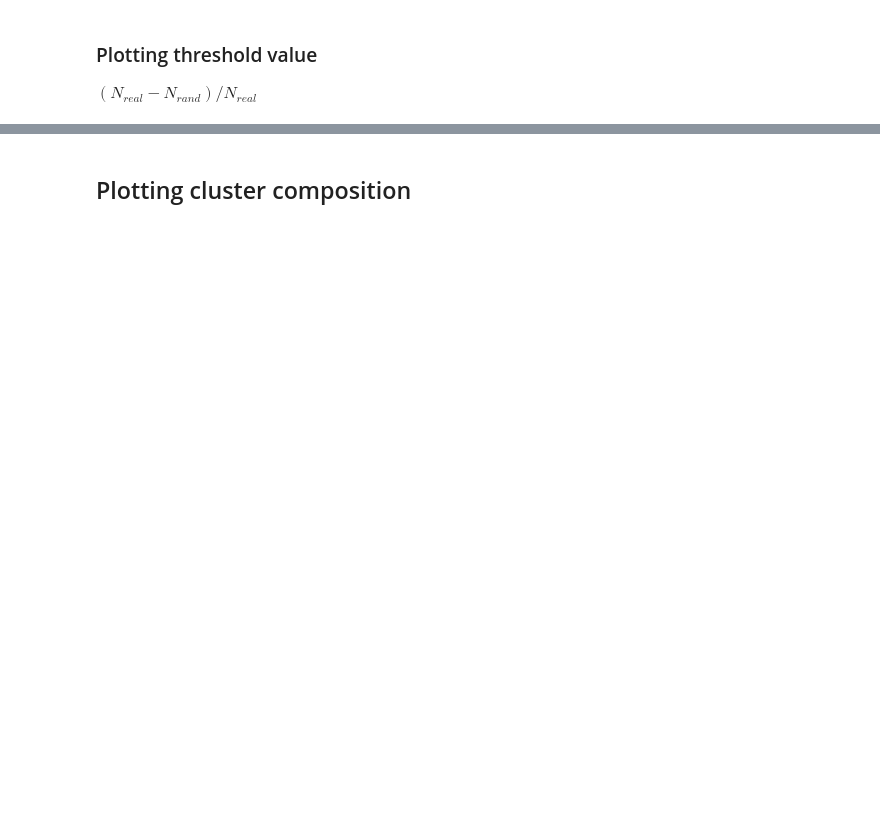
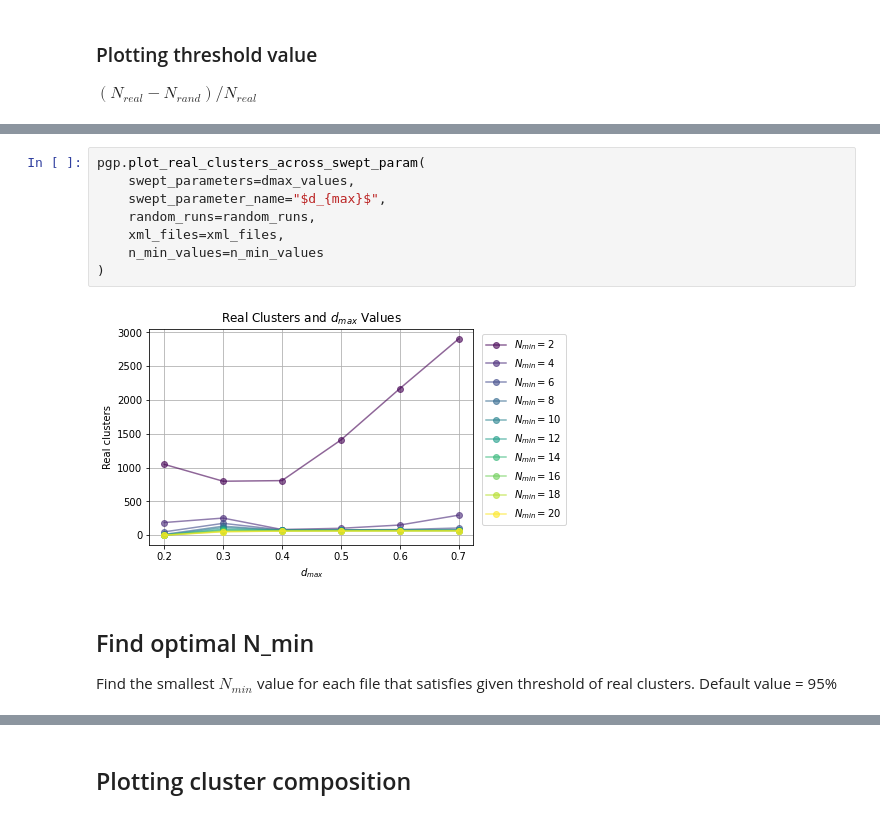
Before and after one commit to PrzemyslawKlups/posgenpy, a Jupyter notebook: Plotting real vs random clusters and more.ipynb, the cells around one changed output, grey strips where cells are left out. Saved outputs shown, nothing was run; the diff lists cells and outputs as text; blank space fills up the shorter version.

```diff
--- a/Plotting real vs random clusters and more.ipynb
+++ b/Plotting real vs random clusters and more.ipynb
@@ -294,0 +130,14 @@ Text(0.5, 1.0, 'Real Clusters across different $d_{max}$ values')
+# %%
+pgp.plot_real_clusters_across_swept_param(
+    swept_parameters=dmax_values,
+    swept_parameter_name="$d_{max}$",
+    random_runs=random_runs,
+    xml_files=xml_files,
+    n_min_values=n_min_values
+)
+# %% [output]
+[figure, added]
+# %% [markdown]
+## Find optimal N_min
+
+Find the smallest $N_{min}$ value for each file that satisfies given threshold of real clusters. Default value = 95%
```
Also changed, not shown: parts of 29 cells of this notebook.
